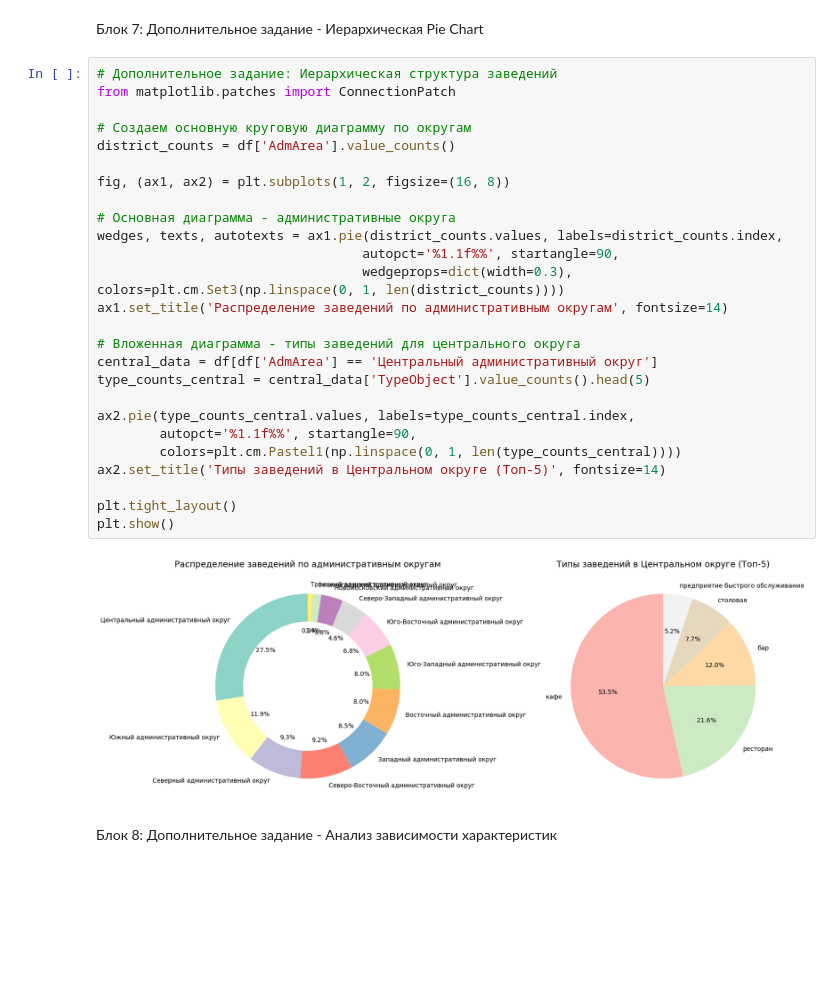
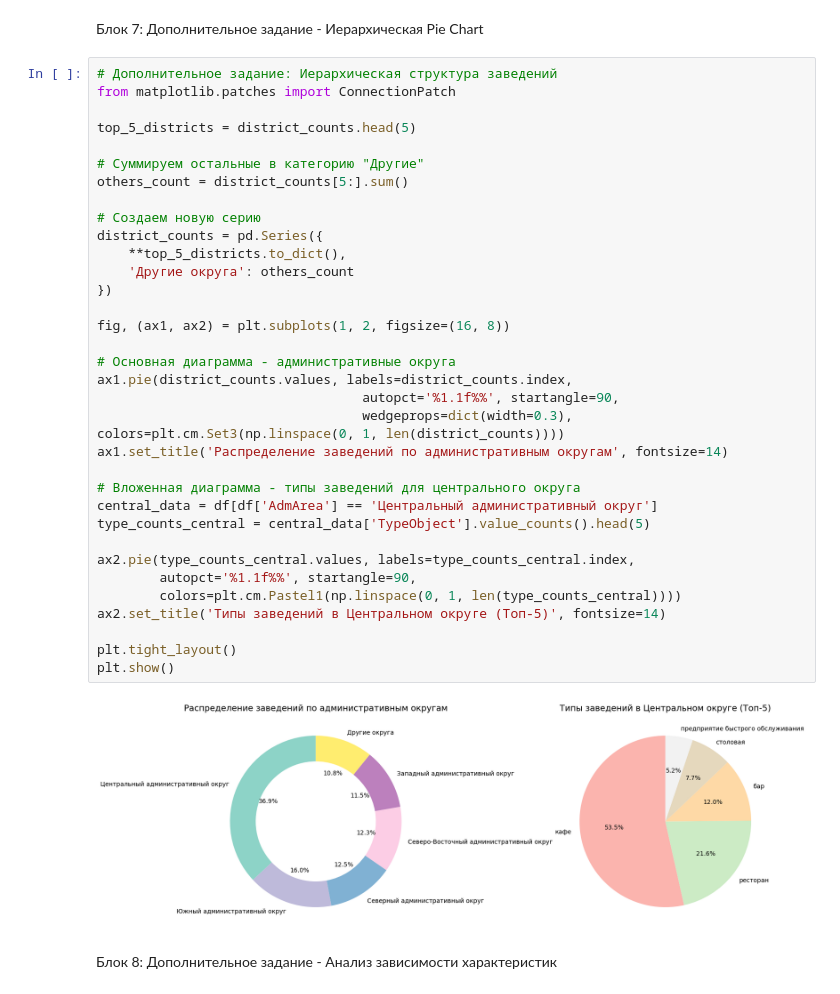
Before and after one commit to SARWX/SPPR, a Jupyter notebook: lab2/sppr_2.ipynb, the cells around one changed output. Saved outputs shown, nothing was run; the diff lists cells and outputs as text; blank space fills up the shorter version.

```diff
--- a/lab2/sppr_2.ipynb
+++ b/lab2/sppr_2.ipynb
@@ -229,31 +244,39 @@ plt.show()
 # %%
 # Дополнительное задание: Иерархическая структура заведений
 from matplotlib.patches import ConnectionPatch
 
-# Создаем основную круговую диаграмму по округам
-district_counts = df['AdmArea'].value_counts()
+top_5_districts = district_counts.head(5)
+
+# Суммируем остальные в категорию "Другие"
+others_count = district_counts[5:].sum()
+
+# Создаем новую серию
+district_counts = pd.Series({
+    **top_5_districts.to_dict(),
+    'Другие округа': others_count
+})
 
 fig, (ax1, ax2) = plt.subplots(1, 2, figsize=(16, 8))
 
 # Основная диаграмма - административные округа
-wedges, texts, autotexts = ax1.pie(district_counts.values, labels=district_counts.index,
+ax1.pie(district_counts.values, labels=district_counts.index,
                                   autopct='%1.1f%%', startangle=90,
                                   wedgeprops=dict(width=0.3), colors=plt.cm.Set3(np.linspace(0, 1, len(district_counts))))
 ax1.set_title('Распределение заведений по административным округам', fontsize=14)
 
 # Вложенная диаграмма - типы заведений для центрального округа
 central_data = df[df['AdmArea'] == 'Центральный административный округ']
 type_counts_central = central_data['TypeObject'].value_counts().head(5)
 
 ax2.pie(type_counts_central.values, labels=type_counts_central.index,
         autopct='%1.1f%%', startangle=90,
         colors=plt.cm.Pastel1(np.linspace(0, 1, len(type_counts_central))))
 ax2.set_title('Типы заведений в Центральном округе (Топ-5)', fontsize=14)
 
 plt.tight_layout()
 plt.show()
 # %% [output]
-[figure, old version]
+[figure, new version]
 # %% [markdown]
 Блок 8: Дополнительное задание - Анализ зависимости характеристик
 # %%
```
Also changed, not shown: parts of 7 cells of this notebook.
